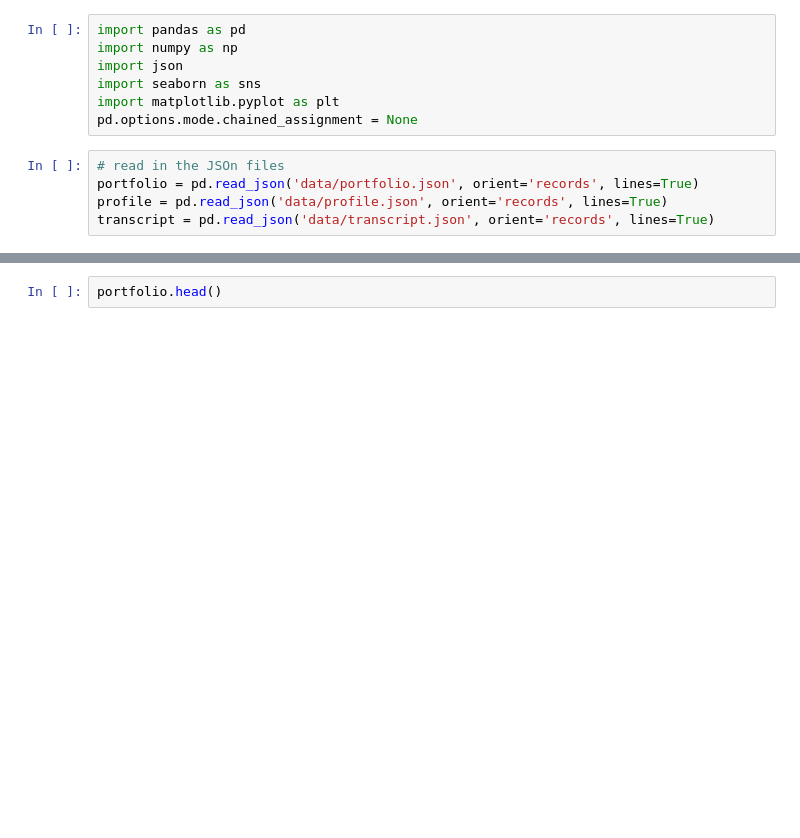
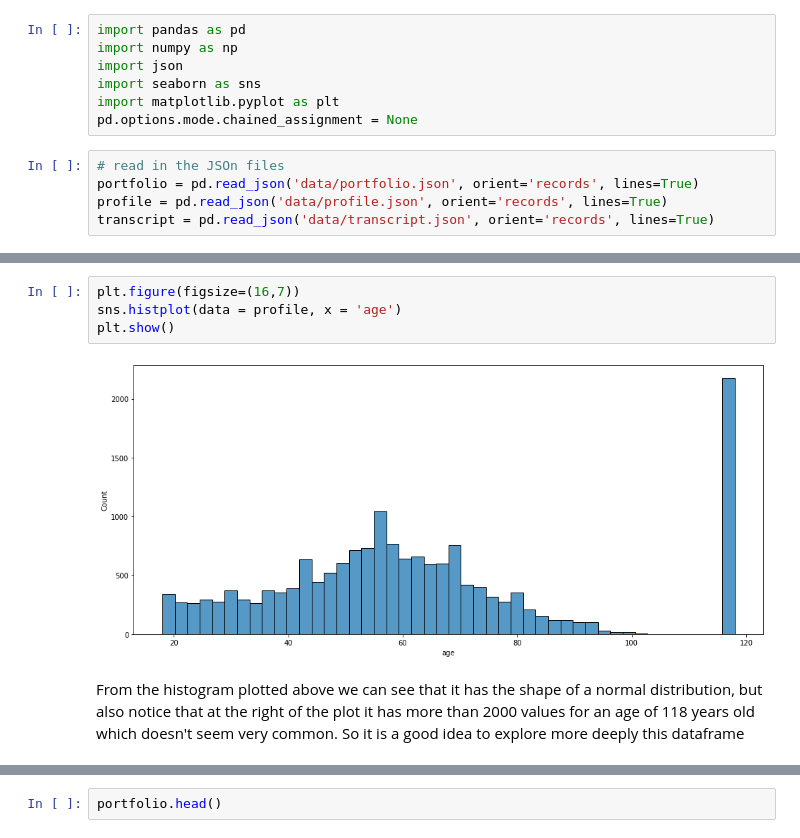
Before and after one commit to Haroldg94/Udacity-Machine-Learning-Engineer-Nanodegree, a Jupyter notebook: Capstone_project.ipynb, the cells around one changed output, grey strips where cells are left out. Cells and saved outputs as stored; diff of their text form; blank space fills up the shorter version.

```diff
--- a/Capstone_project.ipynb
+++ b/Capstone_project.ipynb
@@ -12,0 +56,8 @@ transcript = pd.read_json('data/transcript.json', orient='records', lines=True)
+# %%
+plt.figure(figsize=(16,7))
+sns.histplot(data = profile, x = 'age')
+plt.show()
+# %% [output]
+[figure, added]
+# %% [markdown]
+From the histogram plotted above we can see that it has the shape of a normal distribution, but also notice that at the right of the plot it has more than 2000 values for an age of 118 years old which doesn't seem very common. So it is a good idea to explore more deeply this dataframe
```
Also changed, not shown: parts of 29 cells of this notebook, 1 other file.
